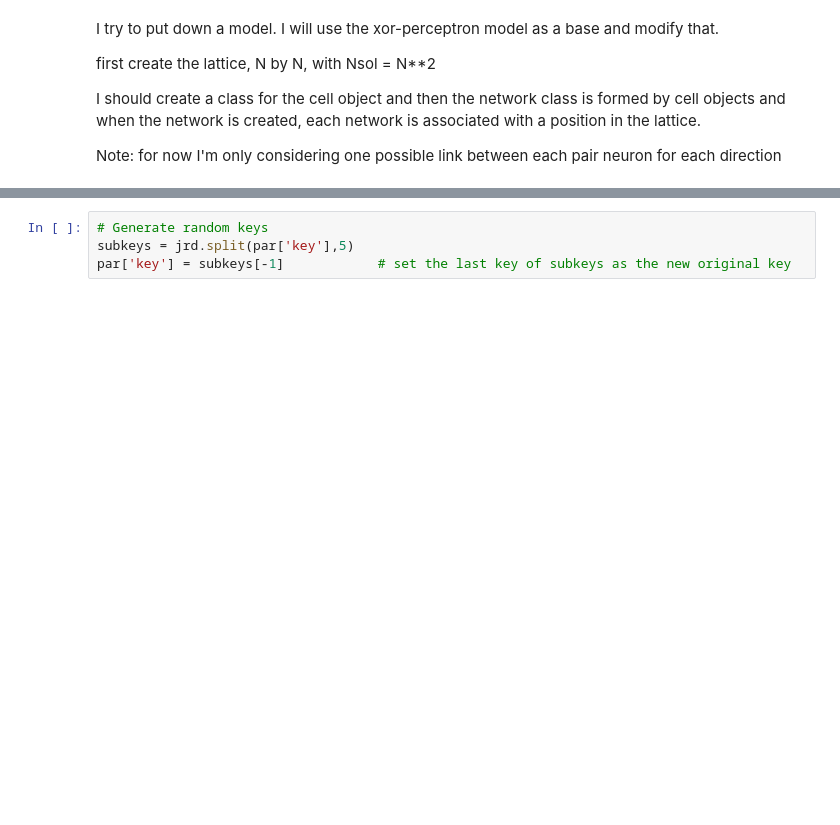
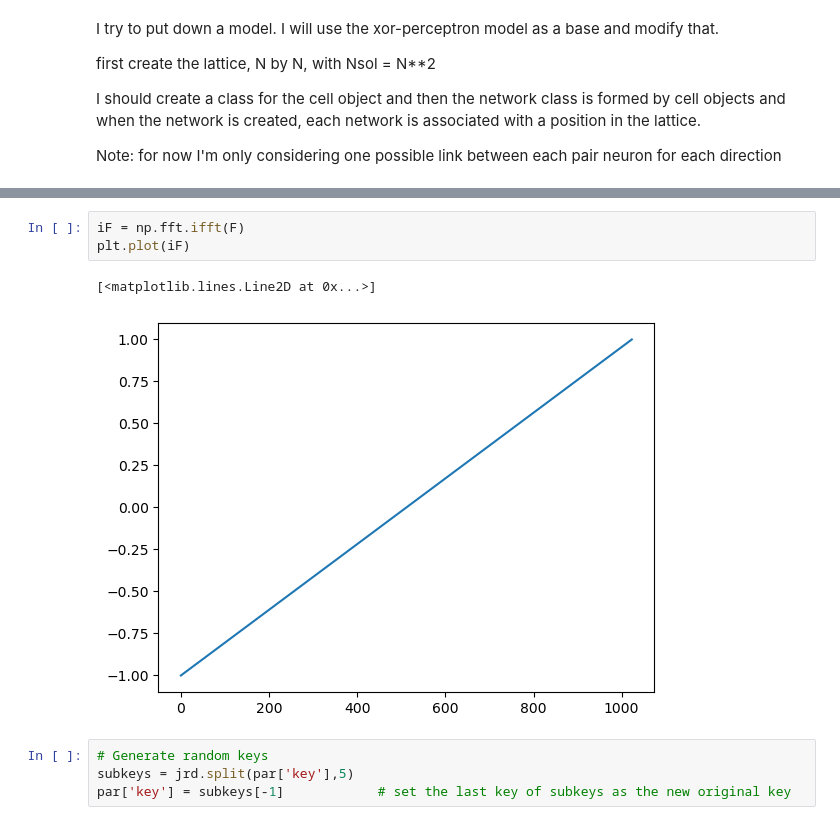
Before and after one commit to pietromalagoli/NeuronEvolution, a Jupyter notebook: main/model_jaxed.ipynb, the cells around one changed output, grey strips where cells are left out. Saved outputs shown, nothing was run; the diff lists cells and outputs as text; blank space fills up the shorter version.

```diff
--- a/main/model_jaxed.ipynb
+++ b/main/model_jaxed.ipynb
@@ -154,3 +181,9 @@ NetworkParams(J=(2, 2), C=(2, 2), B=(2, 2), G=None, state=(2,), activation=(2,),
+# %%
+iF = np.fft.ifft(F)
+plt.plot(iF)
+# %% [output]
+[<matplotlib.lines.Line2D at 0x...>]
+[figure, added]
 # %%
 # Generate random keys
 subkeys = jrd.split(par['key'],5)
```
Also changed, not shown: parts of 13 cells of this notebook.
